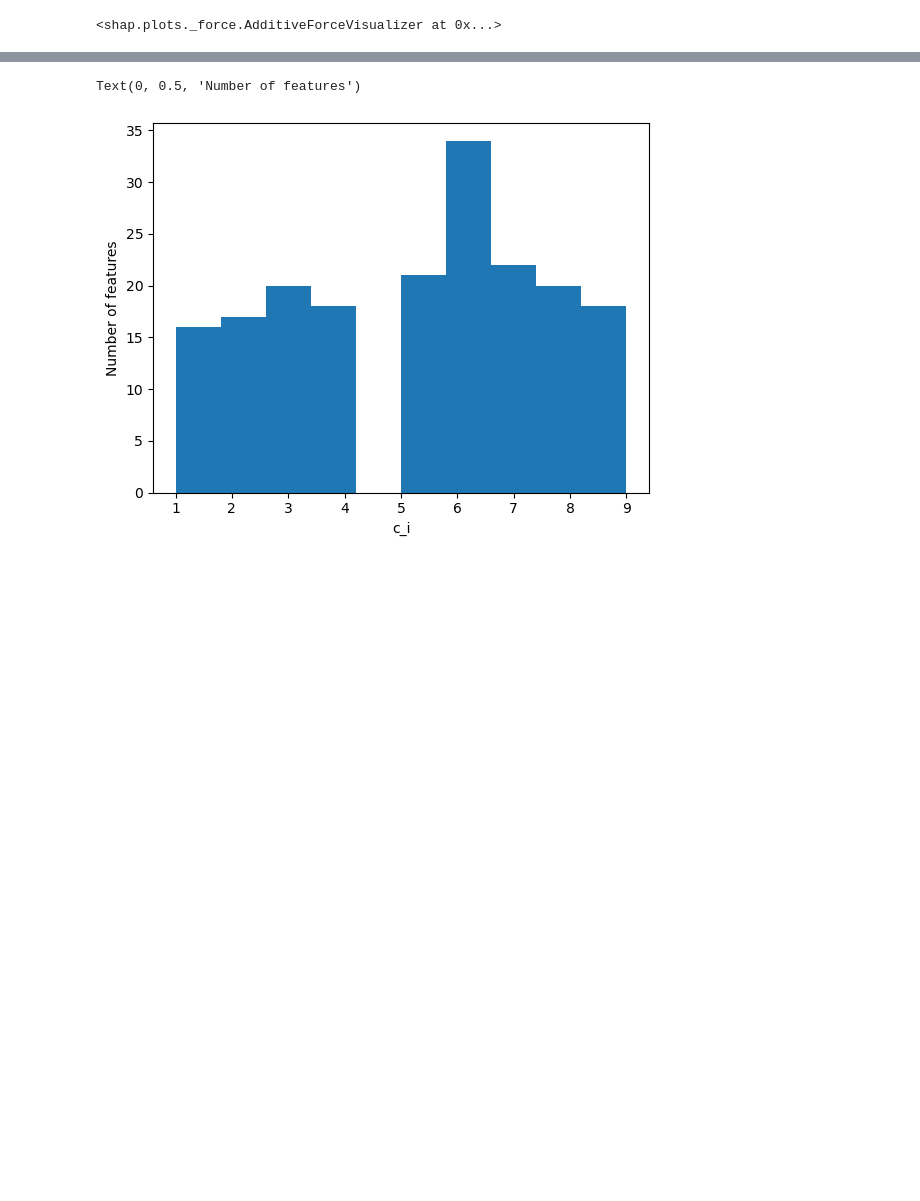
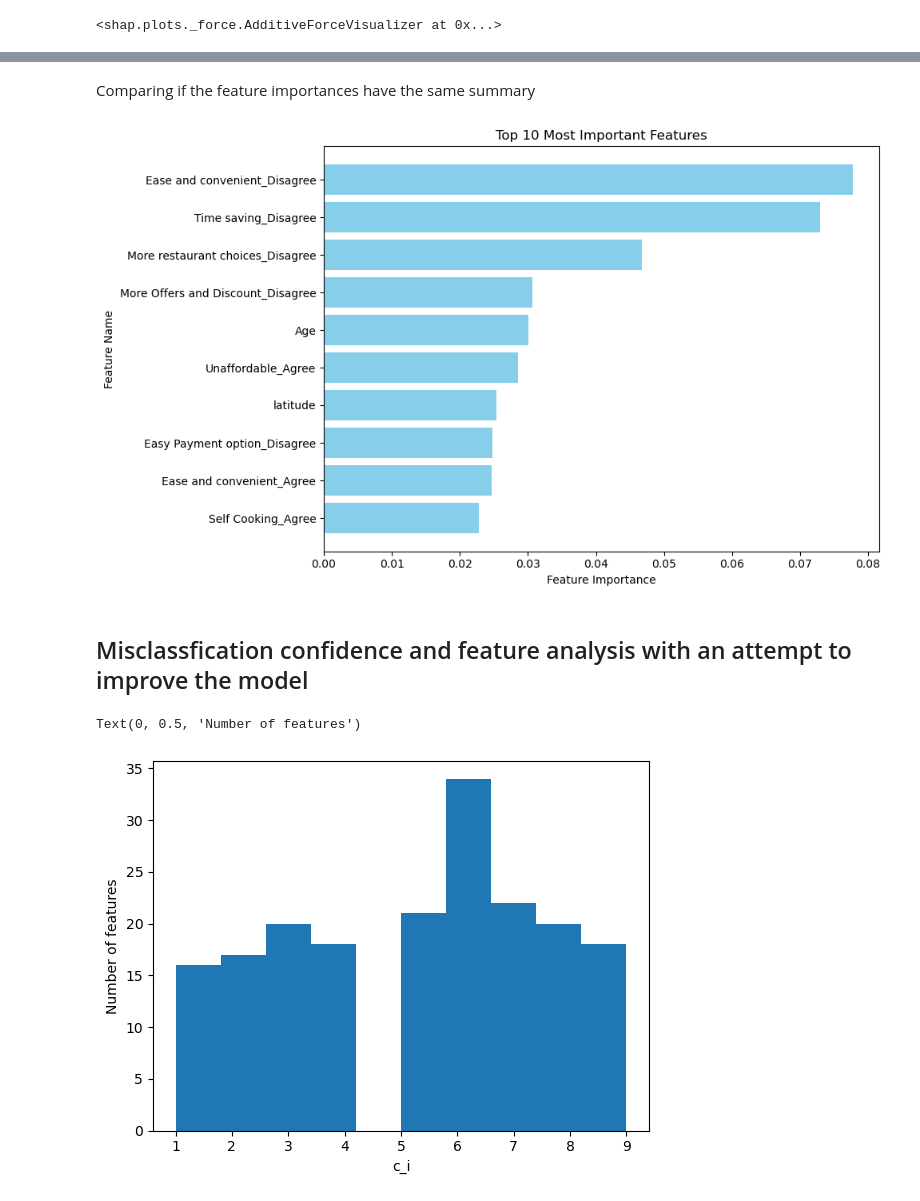
Before and after one commit to shreemayisonti7/fairness_audit, a Jupyter notebook: improved_model.ipynb, the cells around one changed output, grey strips where cells are left out. Saved outputs shown, nothing was run; the diff lists cells and outputs as text; code cells hidden in the pictures; blank space fills up the shorter version.

```diff
--- a/improved_model.ipynb
+++ b/improved_model.ipynb
@@ -365,3 +363,26 @@ False False
+# %% [markdown]
+Comparing if the feature importances have the same summary
+# %%
+feature_importances = best_model.feature_importances_
+
+
+df_feature_importance = pd.DataFrame({'feature': X_train.columns, 'importance': feature_importances})
+df_sorted = df_feature_importance.sort_values(by='importance', ascending=False)  # Sort by importance descending
+
+top_10_features = df_sorted.head(10)
+
+plt.figure(figsize=(10, 6))
+plt.barh(top_10_features['feature'], top_10_features['importance'], color='skyblue')
+plt.xlabel("Feature Importance")
+plt.ylabel("Feature Name")
+plt.title("Top 10 Most Important Features")
+plt.gca().invert_yaxis()
+plt.tight_layout()
+plt.show()
+# %% [output]
+[figure, added]
+# %% [markdown]
+## Misclassfication confidence and feature analysis with an attempt to improve the model
 # %%
 incorrect_feature_count = {}
 incorrect_feature_weight = {}
```
Also changed, not shown: parts of 9 cells of this notebook, 1 other file.
